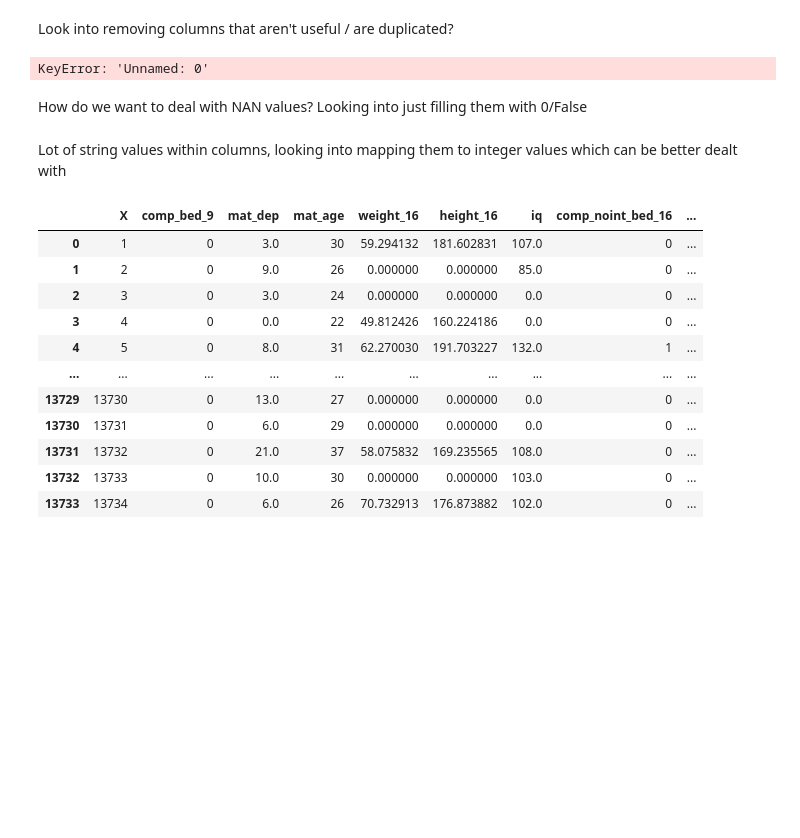
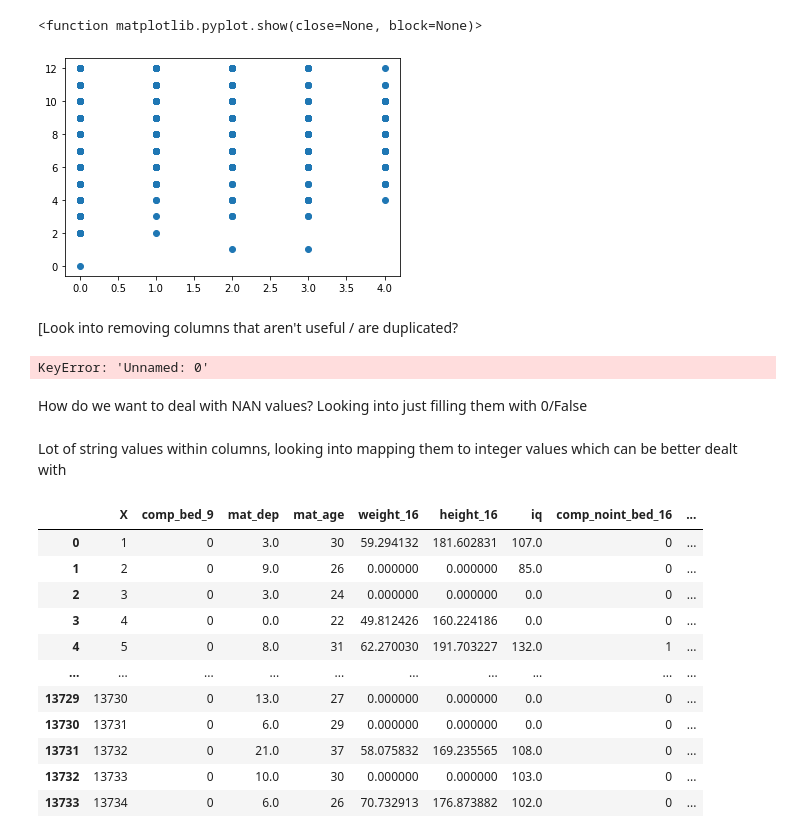
Before and after one commit to phillipSloan/applied-data-science, a Jupyter notebook: personal-notebooks/data-exploration-phillip.ipynb, the cells around one changed output. Cells and saved outputs as stored; diff of their text form; code cells hidden in the pictures; blank space fills up the shorter version.

```diff
--- a/personal-notebooks/data-exploration-phillip.ipynb
+++ b/personal-notebooks/data-exploration-phillip.ipynb
@@ -7,2 +21,2 @@ df = pd.read_csv("maps-synthetic-data-v1.1.csv")
 # %%
-df2 = df[['X', 'dep_band_15', 'dep_band_10', 'dep_band_13', 'dep_band_07', 'dep_score', 'comp_week', 'comp_wend', 'tv_week', 'tv_wend']].copy()
+df2 = df[['X', 'dep_band_15', 'dep_band_10', 'dep_band_13', 'dep_band_07', 'dep_score', 'comp_week', 'comp_wend', 'tv_week', 'tv_wend']].copy().dropna()
@@ -24,0 +23,13 @@ df2.dropna()
+# %%
+# doesn't work
+# dep_bands = ['dep_band_15', 'dep_band_10', 'dep_band_13', 'dep_band_07']
+# df2[dep_bands] = df2[dep_bands].apply(str_to_percent)
+
+# Doing each column individually then
+df2['dep_band_15'] = df2['dep_band_15'].apply(str_to_percent)
+df2['dep_band_13'] = df2['dep_band_13'].apply(str_to_percent)
+df2['dep_band_10'] = df2['dep_band_10'].apply(str_to_percent)
+df2['dep_band_07'] = df2['dep_band_07'].apply(str_to_percent)
+# %%
+df2 = map_hours(df2)
+df2
@@ -25,5 +50,15 @@ df2.dropna()
+# %%
+df2['screentime'] = df2[['comp_wend', 'comp_week', 'tv_week', 'tv_wend']].sum(axis=1)
+# %%
+x = df2['dep_score']
+y = df2['screentime']
+plt.scatter(x, y)
+plt.show
+# %% [output]
+<function matplotlib.pyplot.show(close=None, block=None)>
+[figure, added]
 # %% [markdown]
-Look into removing columns that aren't useful / are duplicated?
+[Look into removing columns that aren't useful / are duplicated?
 # %%
 # Unnamed is the same as column X - flag is the same throughout the dataset
 del df['Unnamed: 0']
```
Also changed, not shown: parts of 6 cells of this notebook.
